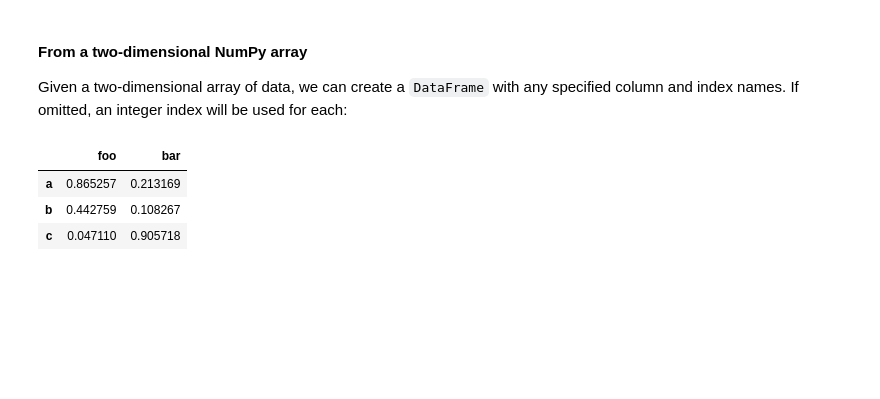
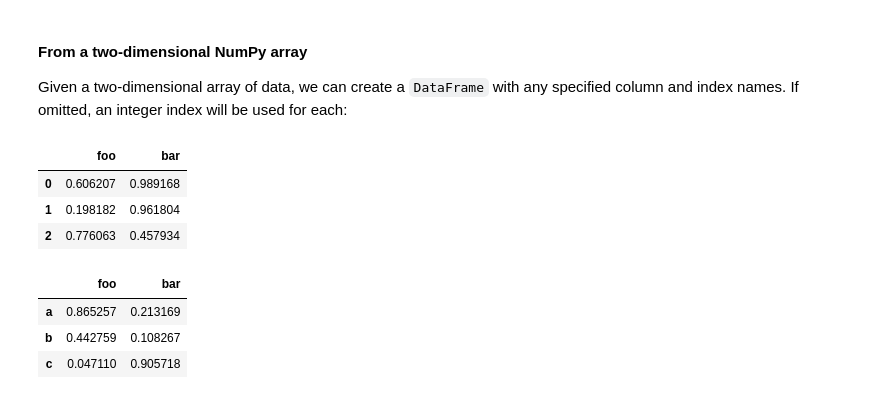
Before and after one commit to alphalex/PythonDataScienceHandbook, a Jupyter notebook: notebooks/03.01-Introducing-Pandas-Objects.ipynb, the cells around one changed output. Cells and saved outputs as stored; diff of their text form; code cells hidden in the pictures; blank space fills up the shorter version.

```diff
--- a/notebooks/03.01-Introducing-Pandas-Objects.ipynb
+++ b/notebooks/03.01-Introducing-Pandas-Objects.ipynb
@@ -320,6 +367,14 @@ pd.DataFrame({'population': population,
 
 Given a two-dimensional array of data, we can create a ``DataFrame`` with any specified column and index names.
 If omitted, an integer index will be used for each:
+# %%
+pd.DataFrame(np.random.rand(3, 2),
+             columns=['foo', 'bar'])
+# %% [output]
+|  | foo | bar |
+| 0 | 0.606207 | 0.989168 |
+| 1 | 0.198182 | 0.961804 |
+| 2 | 0.776063 | 0.457934 |
 # %%
 pd.DataFrame(np.random.rand(3, 2),
              columns=['foo', 'bar'],
```
Also changed, not shown: parts of 13 cells of this notebook, 2 other files.
